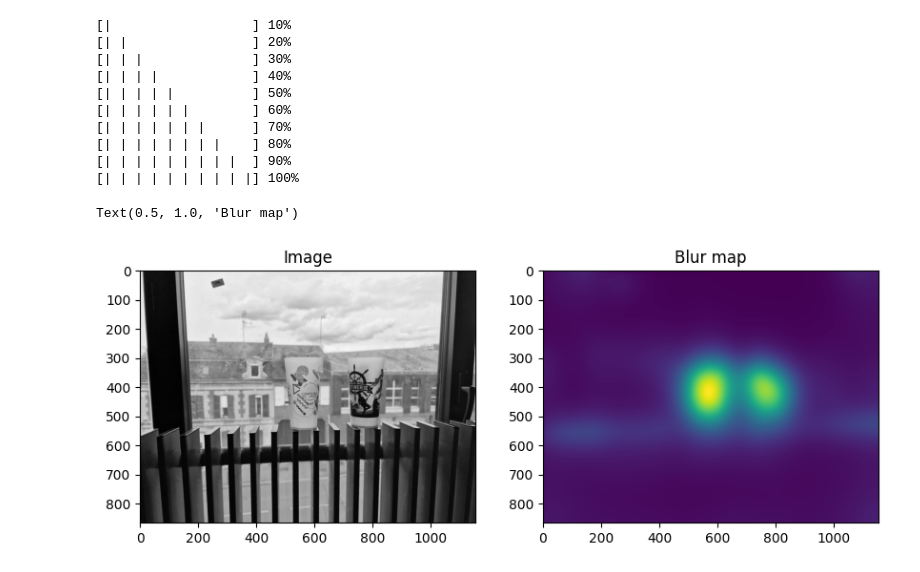
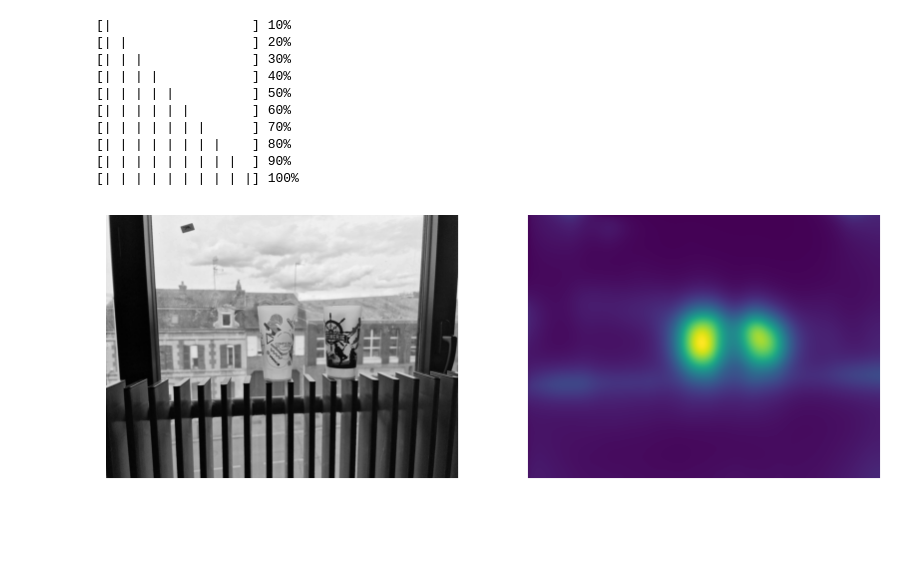
Before and after one commit to pierreadorni/ecocup_detection, a Jupyter notebook: blur_detection.ipynb, the cells around one changed output. Drawn from its saved outputs; the diff is of its cells as text; code cells hidden in the pictures; blank space fills up the shorter version.

```diff
--- a/blur_detection.ipynb
+++ b/blur_detection.ipynb
@@ -23,10 +23,11 @@ map = blur_detector.detectBlur(image, downsampling_factor=4, num_scales=4, scale
 # %%
 # plot image and blur side to side
 fig, ax = plt.subplots(1, 2, figsize=(10, 5))
 ax[0].imshow(image, cmap='gray')
-ax[0].set_title('Image')
 ax[1].imshow(map)
-ax[1].set_title('Blur map')
+# remove ax
+ax[0].axis('off')
+ax[1].axis('off')
+plt.savefig('images/blur_map.png', dpi=300, bbox_inches='tight')
 # %% [output]
-Text(0.5, 1.0, 'Blur map')
-[figure, old version]
+[figure, new version]
```
Also changed, not shown: parts of 4 cells of this notebook, 8 other files.
